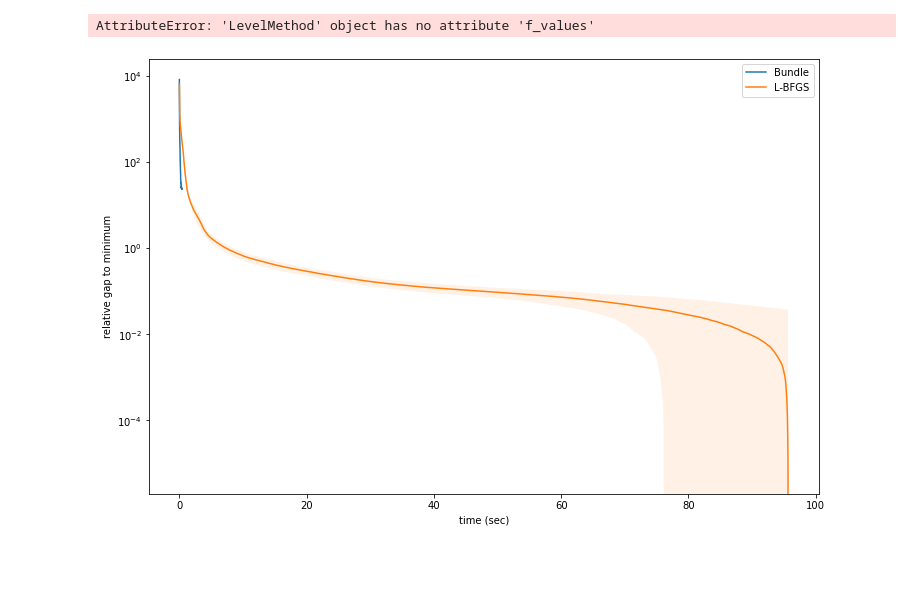
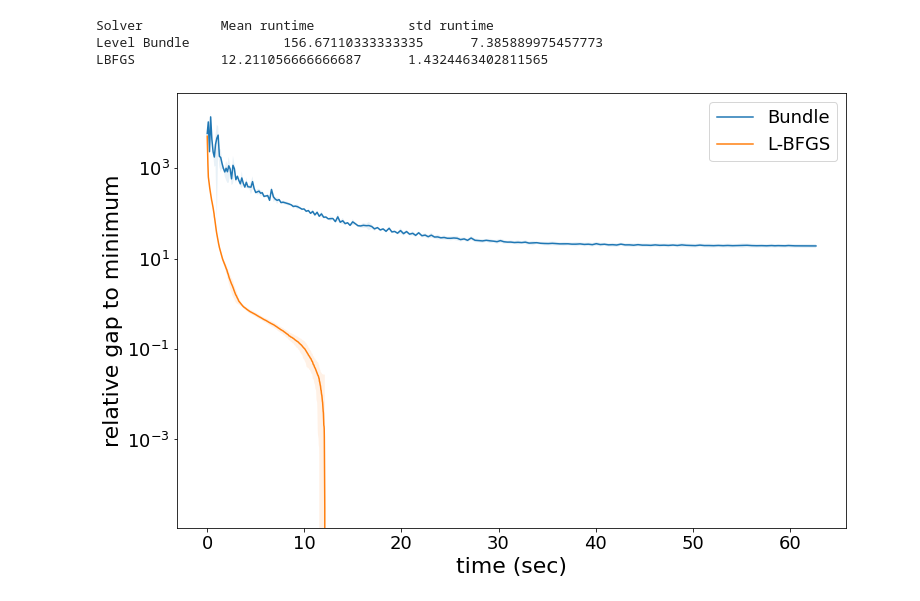
Before and after one commit to michelebersani/ComputationalMathematics, a Jupyter notebook: lbfgs_vs_bundle.ipynb, the cells around one changed output. Cells and saved outputs as stored; diff of their text form; code cells hidden in the pictures; blank space fills up the shorter version.

Commit message:
level_vs_lbfgs_results

```diff
--- a/lbfgs_vs_bundle.ipynb
+++ b/lbfgs_vs_bundle.ipynb
@@ -8,7 +8,8 @@ import matplotlib.pyplot as plt
 from sklearn.preprocessing import StandardScaler
 
 from config import shuffled_csv, path_exps
-from NN import NN_model, Sigmoid, MSE, L2_reg
+from NN import NN_model, Sigmoid, MSE, L1_reg
+
 from NN.utility import batch_train, batch_out, Model_Wrapper
 from LBFGS import LBFGS
 from testing import multi_run
@@ -25,7 +26,7 @@ Y_scaled = Y_scaler.fit_transform(Y_data)
 # np.random.seed(11)
 model = NN_model([10, 20, 20, 2], Sigmoid, MSE)
 model.init_weights()
-reg_loss = L2_reg(1e-4)
+reg_loss = L1_reg(1e-4)
 
 # logging.basicConfig(level="INFO")
 f = Model_Wrapper(model, X_data, Y_scaled, reg_loss)
@@ -73,7 +74,7 @@ for i in range(runs):
     bundle_f_values.append(solver.f_values)
 
 for i in range(runs):
-    solver = LBFGS(eps=1e-5,max_feval=max_feval,M=500,m1=0.01,m2=0.7)
+    solver = LBFGS(eps=1e-4,max_feval=max_feval,M=500,m1=0.01,m2=0.7)
     model.init_weights()
     x = model.Weights
 
@@ -87,11 +88,15 @@ for i in range(runs):
     lbfgs_f_times.append(solver.time_evaluations)
     lbfgs_f_evals.append(solver.feval)
 
+bundle_f_times = [list(np.cumsum(step_times)) for step_times in bundle_f_times]
+
 print("Solver \t\tMean runtime\t\tstd runtime")
 print(f"Level Bundle\t\t{np.mean(bundle_runtimes)}\t{np.std(bundle_runtimes)}")
 print(f"LBFGS\t\t{np.mean(lbfgs_runtimes)}\t{np.std(lbfgs_runtimes)}")
 # %% [output]
-AttributeError: 'LevelMethod' object has no attribute 'f_values'
+Solver          Mean runtime            std runtime
+Level Bundle            156.67110333333335      7.385889975457773
+LBFGS           12.211056666666687      1.4324463402811565
 # %%
 if lbfgs_f_values is not None and bundle_f_values is not None:
     run_1 = pair_vector(bundle_f_values)
@@ -114,34 +119,34 @@ if lbfgs_f_values is not None and bundle_f_values is not None:
     y2_std = []
 
     for i in range(0,len(df_1["value"].to_numpy()),runs):
         X1.append(np.mean(df_3["value"].to_numpy()[i:i+runs]))
         Y1.append(np.mean(df_1["value"].to_numpy()[i:i+runs]))
         y1_std.append(np.std(df_1["value"].to_numpy()[i:i+runs]))
 
     for i in range(0,len(df_2["value"].to_numpy()),runs):
         X2.append(np.mean(df_4["value"].to_numpy()[i:i+runs]))
         Y2.append(np.mean(df_2["value"].to_numpy()[i:i+runs]))
         y2_std.append(np.std(df_2["value"].to_numpy()[i:i+runs]))
 
     f_star = min(min(Y1),min(Y2))
     for i in range(len(Y1)):
         Y1[i] = (Y1[i] - f_star) / f_star
         y1_std[i] = y1_std[i]/f_star
     for i in range(len(Y2)):
         Y2[i] = (Y2[i] - f_star) / f_star
         y2_std[i] = y2_std[i]/f_star
 
     # Plot fevals
     fig, ax = plt.subplots(figsize=(12,8))
+    plt.rcParams.update({'font.size': 18,'font.weight':'normal','font.family':'sans-serif'})
     ax.plot(np.asarray(X1)-X1[0],Y1, label='Bundle')
     ax.fill_between(np.asarray(X1)-X1[0], np.asarray(Y1)-np.asarray(y1_std),np.asarray(Y1)+np.asarray(y1_std),alpha=0.1,interpolate = True)
     ax.plot(np.asarray(X2)-X2[0],Y2, label='L-BFGS')
     ax.fill_between(np.asarray(X2)-X2[0], np.asarray(Y2)-np.asarray(y2_std),np.asarray(Y2)+np.asarray(y2_std),alpha=0.1,interpolate = True)
     plt.yscale("log")
     plt.legend()
-    ax.set_xlabel('time (sec)')
-    ax.set_ylabel('relative gap to minimum')
-
+    ax.set_xlabel('time (sec)',fontsize=22)
+    ax.set_ylabel('relative gap to minimum',fontsize=22)
     plt.show()
 # %% [output]
-[figure, old version]
+[figure, new version]
```
Also changed, not shown: parts of 1 cell of this notebook, 7 other files.
